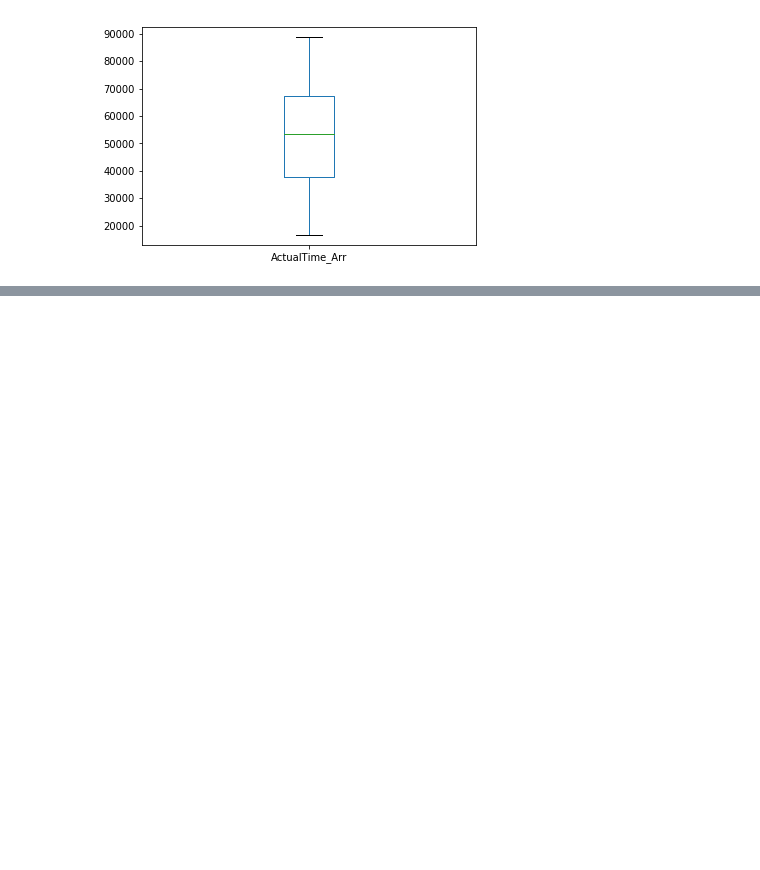
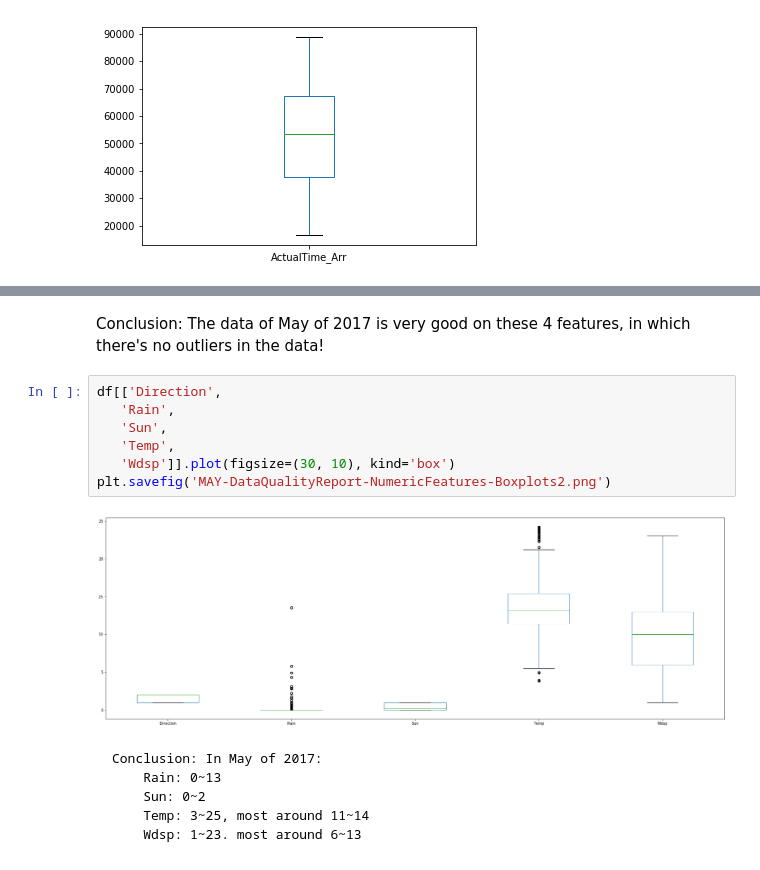
Before and after one commit to shanebird92/MSDP, a Jupyter notebook: backup/peng/scripts/UnderstandData.ipynb, the cells around one changed output, grey strips where cells are left out. Cells and saved outputs as stored; diff of their text form; blank space fills up the shorter version.

Commit message:
2018.07.02 update UnderstandData.ipynb

```diff
--- a/backup/peng/scripts/UnderstandData.ipynb
+++ b/backup/peng/scripts/UnderstandData.ipynb
@@ -185,0 +188,17 @@ MemoryError:
+# %% [markdown]
+Conclusion: The data of May of 2017 is very good on these 4 features, in which there's no outliers in the data!
+# %%
+df[['Direction',
+   'Rain',
+   'Sun',
+   'Temp',
+   'Wdsp']].plot(figsize=(30, 10), kind='box')
+plt.savefig('MAY-DataQualityReport-NumericFeatures-Boxplots2.png')
+# %% [output]
+[figure, added]
+# %% [markdown]
+    Conclusion: In May of 2017:
+        Rain: 0~13
+        Sun: 0~2
+        Temp: 3~25, most around 11~14
+        Wdsp: 1~23. most around 6~13
```
Also changed, not shown: parts of 41 cells of this notebook.
